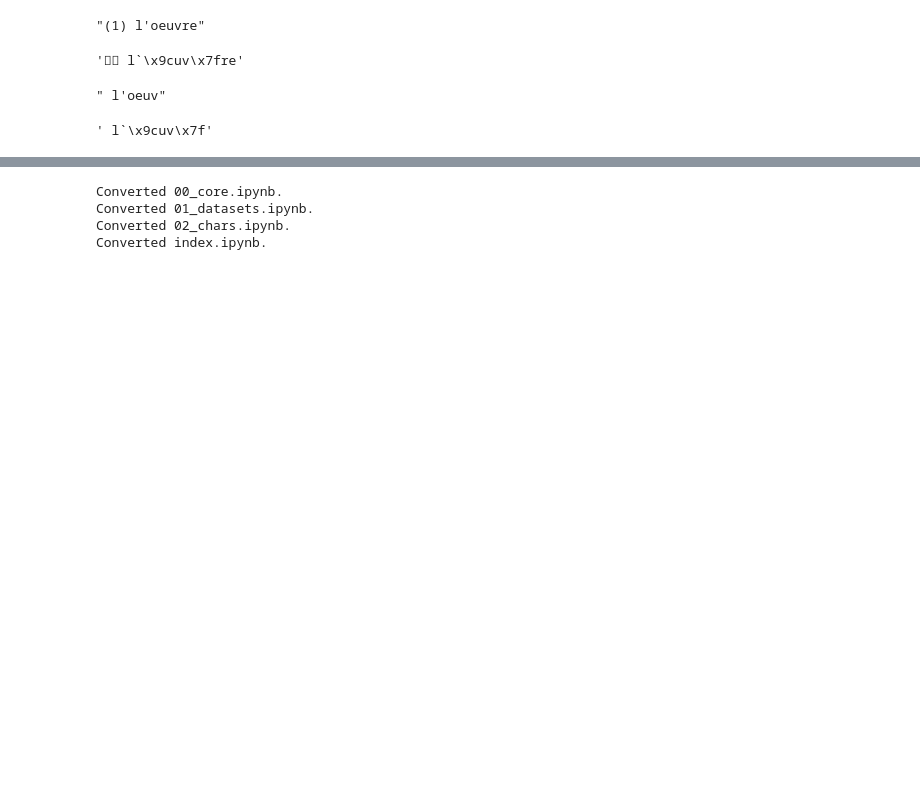
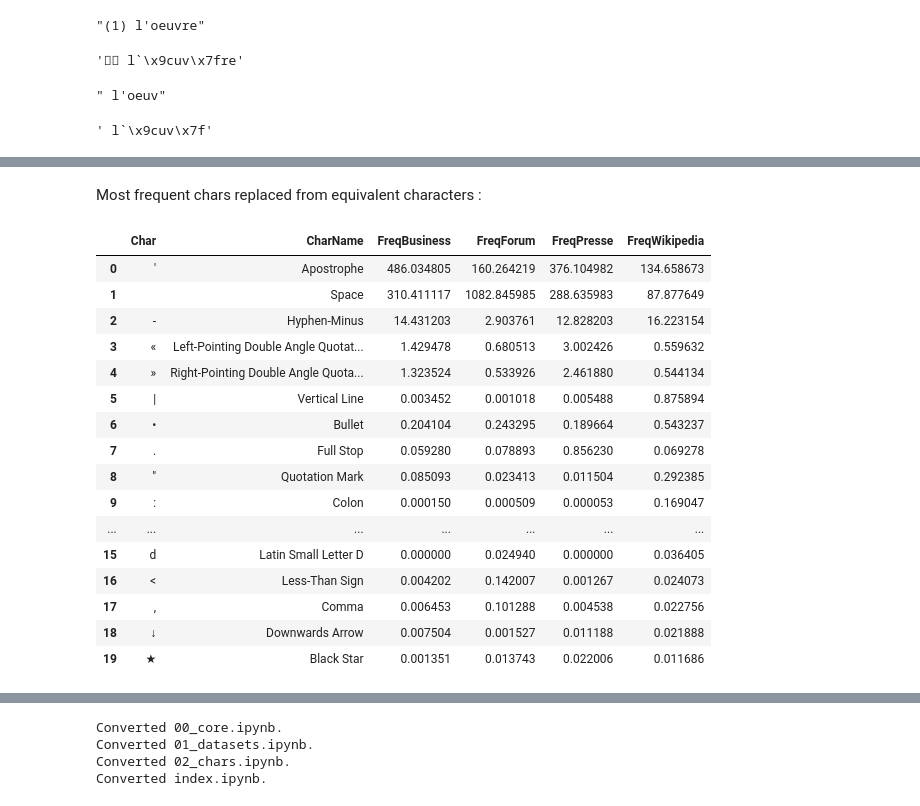
Before and after one commit to laurentprudhon/frenchtext, a Jupyter notebook: 02_chars.ipynb, the cells around one changed output, grey strips where cells are left out. Cells and saved outputs as stored; diff of their text form; code cells hidden in the pictures; blank space fills up the shorter version.

```diff
--- a/02_chars.ipynb
+++ b/02_chars.ipynb
@@ -1185,0 +1260,23 @@ result.input[result.mapOutputIndexToInput(3):result.mapOutputIndexToInput(10)]
+# %% [markdown]
+Most frequent chars replaced from equivalent characters :
+# %%
+replacestats = pd.read_csv(chardatadir / "stats" / "normalization.layer8.stats.csv")
+replacestats[["Char","CharName","FreqBusiness","FreqForum","FreqPresse","FreqWikipedia"]].head(20)
+# %% [output]
+|  | Char | CharName | FreqBusiness | FreqForum | FreqPresse | FreqWikipedia |
+| 0 | ' | Apostrophe | 486.034805 | 160.264219 | 376.104982 | 134.658673 |
+| 1 |  | Space | 310.411117 | 1082.845985 | 288.635983 | 87.877649 |
+| 2 | - | Hyphen-Minus | 14.431203 | 2.903761 | 12.828203 | 16.223154 |
+| 3 | « | Left-Pointing Double Angle Quotat... | 1.429478 | 0.680513 | 3.002426 | 0.559632 |
+| 4 | » | Right-Pointing Double Angle Quota... | 1.323524 | 0.533926 | 2.461880 | 0.544134 |
+| 5 | | | Vertical Line | 0.003452 | 0.001018 | 0.005488 | 0.875894 |
+| 6 | • | Bullet | 0.204104 | 0.243295 | 0.189664 | 0.543237 |
+| 7 | . | Full Stop | 0.059280 | 0.078893 | 0.856230 | 0.069278 |
+| 8 | " | Quotation Mark | 0.085093 | 0.023413 | 0.011504 | 0.292385 |
+| 9 | : | Colon | 0.000150 | 0.000509 | 0.000053 | 0.169047 |
+| ... | ... | ... | ... | ... | ... | ... |
+| 15 | d | Latin Small Letter D | 0.000000 | 0.024940 | 0.000000 | 0.036405 |
+| 16 | < | Less-Than Sign | 0.004202 | 0.142007 | 0.001267 | 0.024073 |
+| 17 | , | Comma | 0.006453 | 0.101288 | 0.004538 | 0.022756 |
+| 18 | ↓ | Downwards Arrow | 0.007504 | 0.001527 | 0.011188 | 0.021888 |
+| 19 | ★ | Black Star | 0.001351 | 0.013743 | 0.022006 | 0.011686 |
```
Also changed, not shown: parts of 18 cells of this notebook, 13 other files.
